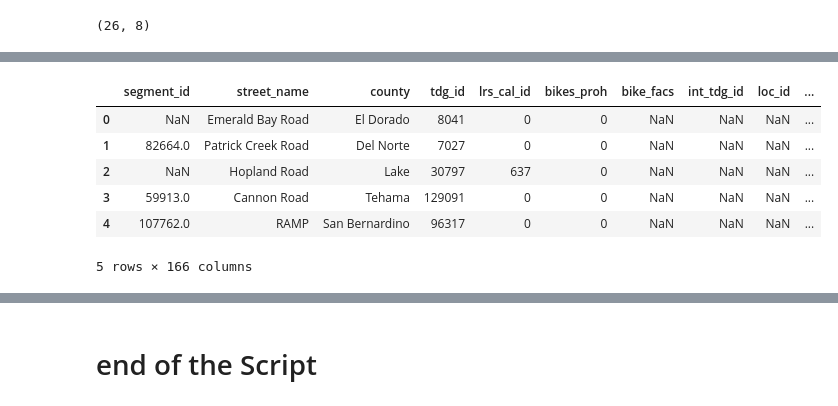
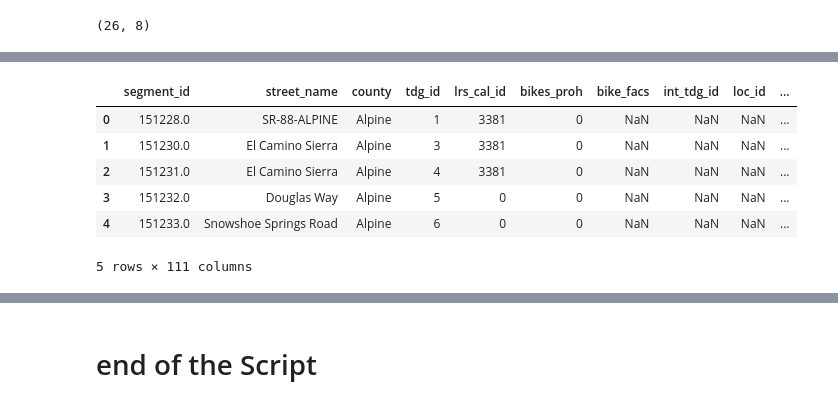
Before and after one commit to mintu07ruet/Bike-Exposure-Modeling, a Jupyter notebook: Expansion_Factor_development_coding/Weekly_Annual_Volume_Estimation_Version2.ipynb, the cells around one changed output, grey strips where cells are left out. Drawn from its saved outputs; the diff is of its cells as text; code cells hidden in the pictures.

```diff
--- a/Expansion_Factor_development_coding/Weekly_Annual_Volume_Estimation_Version2.ipynb
+++ b/Expansion_Factor_development_coding/Weekly_Annual_Volume_Estimation_Version2.ipynb
@@ -769,12 +791,20 @@ AV.to_csv('H:/Desktop/Bike_ped Exposure Model Project/Estimated_Outcomes/Revised
 # %%
 # Now join with independent variables
-indv=pd.read_csv('H:/Desktop/Bike_ped Exposure Model Project/Independent Variables/smart4_output_Feb3_slope.csv')
+indv=pd.read_csv('H:/Desktop/Bike_ped Exposure Model Project/Independent Variables/smart4_final_output_Feb14_2023.csv')
+indv['forward_trip_count']=(indv['forward_trip_count_2018']+indv['forward_trip_count_2019'])/2
+indv['reverse_trip_count']=(indv['reverse_trip_count_2018']+indv['reverse_trip_count_2019'])/2
+indv['forward_commute_trip_count']=(indv['forward_commute_trip_count_2018']+indv['forward_commute_trip_count_2019'])/2
+indv['reverse_commute_trip_count']=(indv['reverse_commute_trip_count_2018']+indv['reverse_commute_trip_count_2019'])/2
+indv['forward_leisure_trip_count']=(indv['forward_leisure_trip_count_2018']+indv['forward_leisure_trip_count_2019'])/2
+indv['reverse_leisure_trip_count']=(indv['reverse_leisure_trip_count_2018']+indv['reverse_leisure_trip_count_2019'])/2
+indv['forward_average_speed']=(indv['forward_average_speed_2018']+indv['forward_average_speed_2019'])/2
+indv['reverse_average_speed']=(indv['reverse_average_speed_2018']+indv['reverse_average_speed_2019'])/2
 indv.head()
 # %% [output]
 |  | segment_id | street_name | county | tdg_id | lrs_cal_id | bikes_proh | bike_facs | int_tdg_id | loc_id | ... |
-| 0 | NaN | Emerald Bay Road | El Dorado | 8041 | 0 | 0 | NaN | NaN | NaN | ... |
-| 1 | 82664.0 | Patrick Creek Road | Del Norte | 7027 | 0 | 0 | NaN | NaN | NaN | ... |
-| 2 | NaN | Hopland Road | Lake | 30797 | 637 | 0 | NaN | NaN | NaN | ... |
-| 3 | 59913.0 | Cannon Road | Tehama | 129091 | 0 | 0 | NaN | NaN | NaN | ... |
-| 4 | 107762.0 | RAMP | San Bernardino | 96317 | 0 | 0 | NaN | NaN | NaN | ... |
+| 0 | 151228.0 | SR-88-ALPINE | Alpine | 1 | 3381 | 0 | NaN | NaN | NaN | ... |
+| 1 | 151230.0 | El Camino Sierra | Alpine | 3 | 3381 | 0 | NaN | NaN | NaN | ... |
+| 2 | 151231.0 | El Camino Sierra | Alpine | 4 | 3381 | 0 | NaN | NaN | NaN | ... |
+| 3 | 151232.0 | Douglas Way | Alpine | 5 | 0 | 0 | NaN | NaN | NaN | ... |
+| 4 | 151233.0 | Snowshoe Springs Road | Alpine | 6 | 0 | 0 | NaN | NaN | NaN | ... |
-5 rows × 166 columns
+5 rows × 111 columns
```
Also changed, not shown: parts of 59 cells of this notebook, 1 other file.
